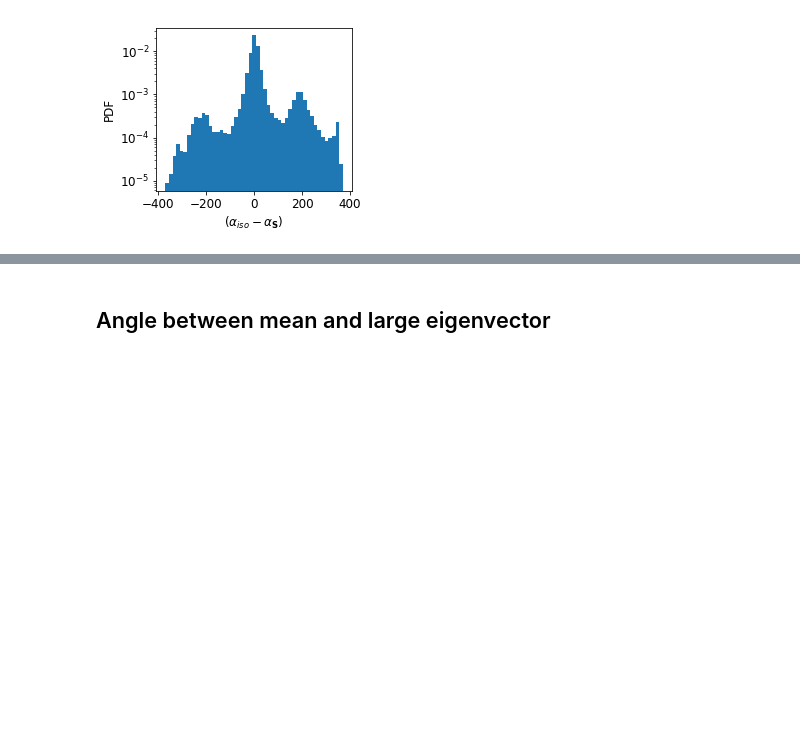
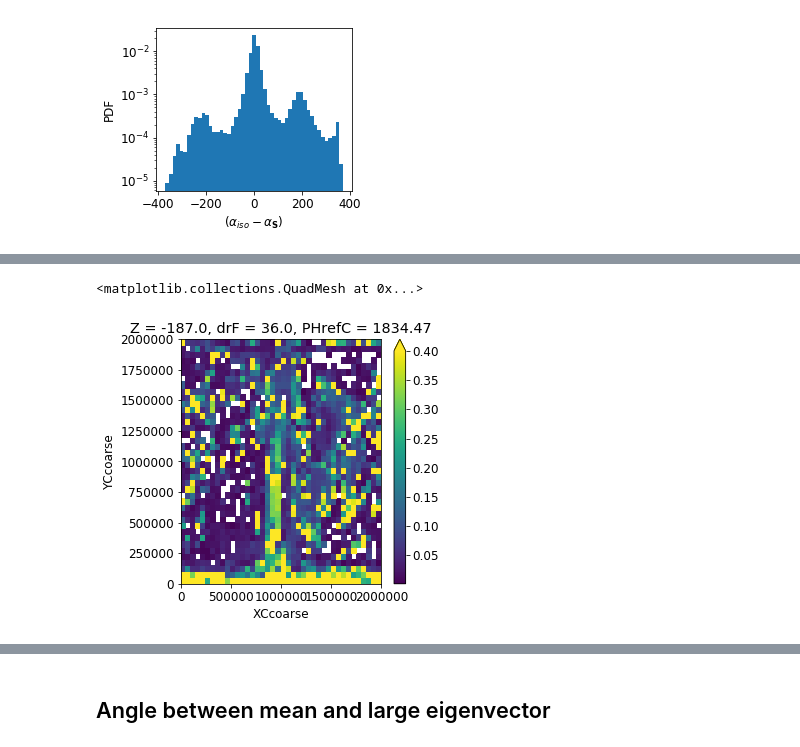
Before and after one commit to ocean-transport/3D_tracer_inversion, a Jupyter notebook: Channel_sponge/plots_Stensor.ipynb, the cells around one changed output, grey strips where cells are left out. Drawn from its saved outputs; the diff is of its cells as text; code cells hidden in the pictures; blank space fills up the shorter version.

```diff
--- a/Channel_sponge/plots_Stensor.ipynb
+++ b/Channel_sponge/plots_Stensor.ipynb
@@ -1157,0 +1260,7 @@ plt.savefig('fig7f.pdf', dpi=200,bbox_inches='tight')
+# %%
+gamma = np.arccos(cosgamma)*180/np.pi
+# %%
+gamma.sel(Z=-200, method='nearest').plot(vmax=4e-1)
+# %% [output]
+<matplotlib.collections.QuadMesh at 0x...>
+[figure, added]
```
Also changed, not shown: parts of 21 cells of this notebook, 2 other files.
